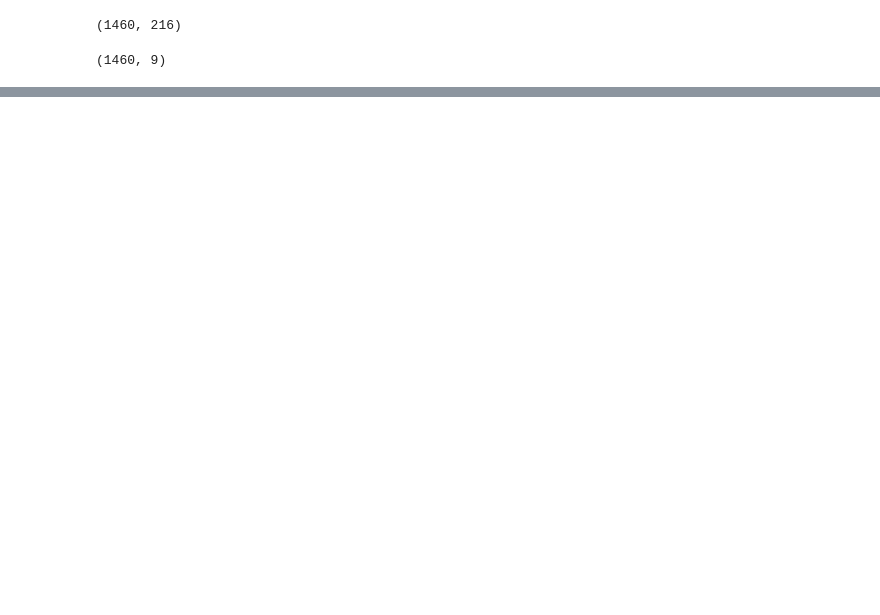
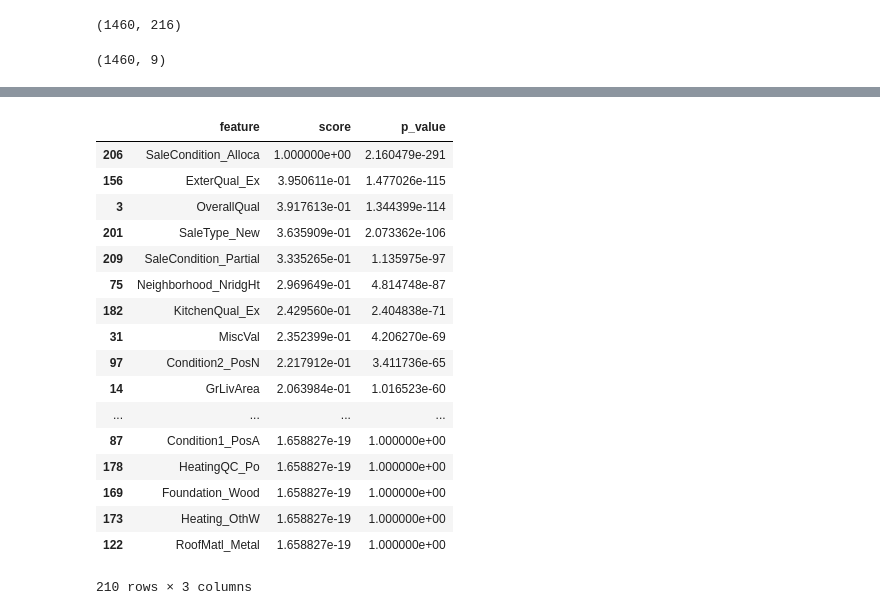
Before and after one commit to deanjgoldman/housing-ml, a Jupyter notebook: MC_Cleaning.ipynb, the cells around one changed output, grey strips where cells are left out. Drawn from its saved outputs; the diff is of its cells as text; code cells hidden in the pictures; blank space fills up the shorter version.

```diff
--- a/MC_Cleaning.ipynb
+++ b/MC_Cleaning.ipynb
@@ -635,0 +669,25 @@ array([1101,  104,  702, ..., 1437, 1209,   88])
+# %%
+ANOVAscores = pd.DataFrame(list(zip(X.columns, scores2, selector.pvalues_)),\
+                        columns = ['feature', 'score', 'p_value'])
+ANOVAscores.sort_values('score', ascending = False)
+#list of anovascores based on p_values to the -log10
+#high scores = low pvalues
+# %% [output]
+|  | feature | score | p_value |
+| 206 | SaleCondition_Alloca | 1.000000e+00 | 2.160479e-291 |
+| 156 | ExterQual_Ex | 3.950611e-01 | 1.477026e-115 |
+| 3 | OverallQual | 3.917613e-01 | 1.344399e-114 |
+| 201 | SaleType_New | 3.635909e-01 | 2.073362e-106 |
+| 209 | SaleCondition_Partial | 3.335265e-01 | 1.135975e-97 |
+| 75 | Neighborhood_NridgHt | 2.969649e-01 | 4.814748e-87 |
+| 182 | KitchenQual_Ex | 2.429560e-01 | 2.404838e-71 |
+| 31 | MiscVal | 2.352399e-01 | 4.206270e-69 |
+| 97 | Condition2_PosN | 2.217912e-01 | 3.411736e-65 |
+| 14 | GrLivArea | 2.063984e-01 | 1.016523e-60 |
+| ... | ... | ... | ... |
+| 87 | Condition1_PosA | 1.658827e-19 | 1.000000e+00 |
+| 178 | HeatingQC_Po | 1.658827e-19 | 1.000000e+00 |
+| 169 | Foundation_Wood | 1.658827e-19 | 1.000000e+00 |
+| 173 | Heating_OthW | 1.658827e-19 | 1.000000e+00 |
+| 122 | RoofMatl_Metal | 1.658827e-19 | 1.000000e+00 |
+210 rows × 3 columns
```
Also changed, not shown: parts of 22 cells of this notebook.
